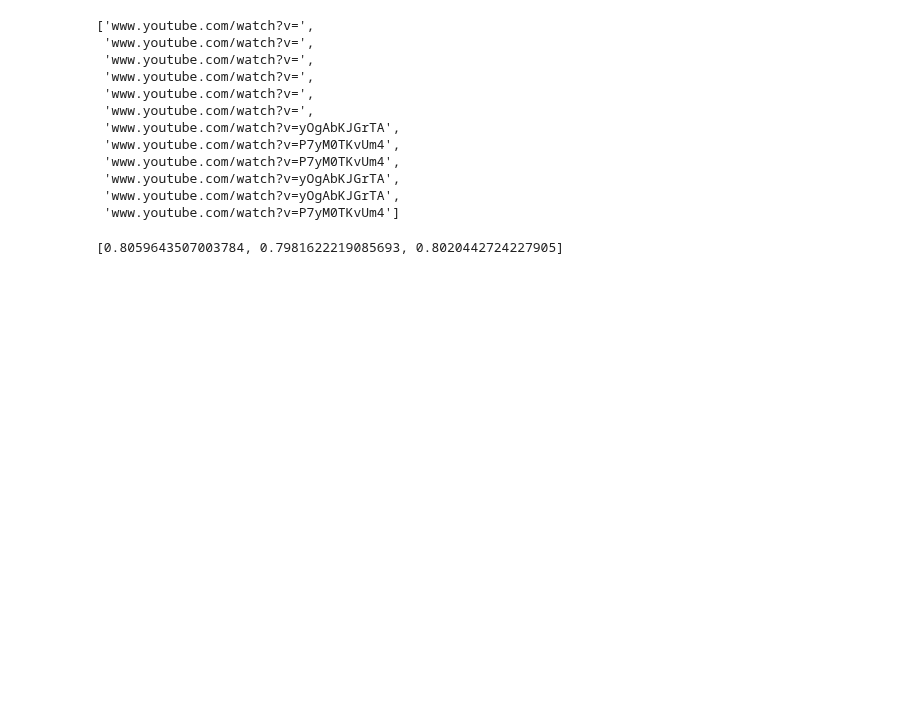
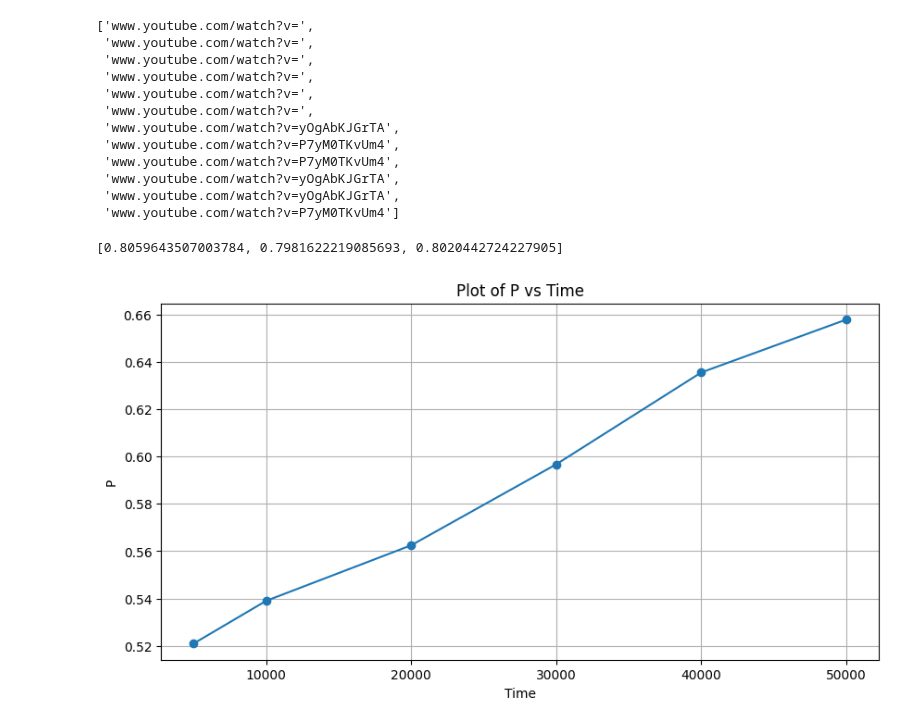
Before and after one commit to Abdus-Samee/NoTeeline, a Jupyter notebook: DataAnalysis/window_size_analysis.ipynb, the cells around one changed output. Cells and saved outputs as stored; diff of their text form; code cells hidden in the pictures; blank space fills up the shorter version.

Commit message:
Fix: window analysis

```diff
--- a/DataAnalysis/window_size_analysis.ipynb
+++ b/DataAnalysis/window_size_analysis.ipynb
@@ -147,21 +147,53 @@ def calculate_bert_score(resp):
 # %%
 WINDOW = [5000, 10000, 20000, 30000, 40000, 50000]
 scores = []
-candidates = []
-references = []
+
+for k in range(len(WINDOW)):
+    scores.append([])
 
 for author in range(12):
-    sc = []
-    for win in WINDOW:
+    for i, win in enumerate(WINDOW):
         if len(transcripts[author]) != 0:
             res = _size(base_notes[author], updated_transcripts[author], win)
             for r in res:
-                sc.append(calculate_bert_score(r))
+                scores[i].append(calculate_bert_score(r))
         else:
-            sc.append(0)
+            scores[i].append(0)
         print(f'Expansion for user P{author+1} with WINDOW size {win} done')
-    scores.append(sc)
 # %%
 [sc.item() for sc in scores[0][0]]
 # %% [output]
 [0.8059643507003784, 0.7981622219085693, 0.8020442724227905]
+# %%
+P = [0] * len(WINDOW)
+R = [0] * len(WINDOW)
+F_1 = [0] * len(WINDOW)
+
+for i in range(len(WINDOW)):
+    count = 0
+    for score in scores[i]:
+        s = [sc.item() for sc in score]
+        P[i] += s[0]
+        R[i] += s[1]
+        F_1[i] += s[2]
+        count += 1
+    P[i] /= count
+    R[i] /= count
+    F_1[i] /= count
+# %%
+import matplotlib.pyplot as plt
+
+# Create a plot
+plt.figure(figsize=(10, 5))
+plt.plot(WINDOW, P, marker='o', linestyle='-')
+
+# Add labels and title
+plt.xlabel('Time')
+plt.ylabel('P')
+plt.title('Plot of P vs Time')
+plt.grid()
+
+# Show the plot
+plt.show()
+# %% [output]
+[figure, added]
```
Also changed, not shown: parts of 3 cells of this notebook.
